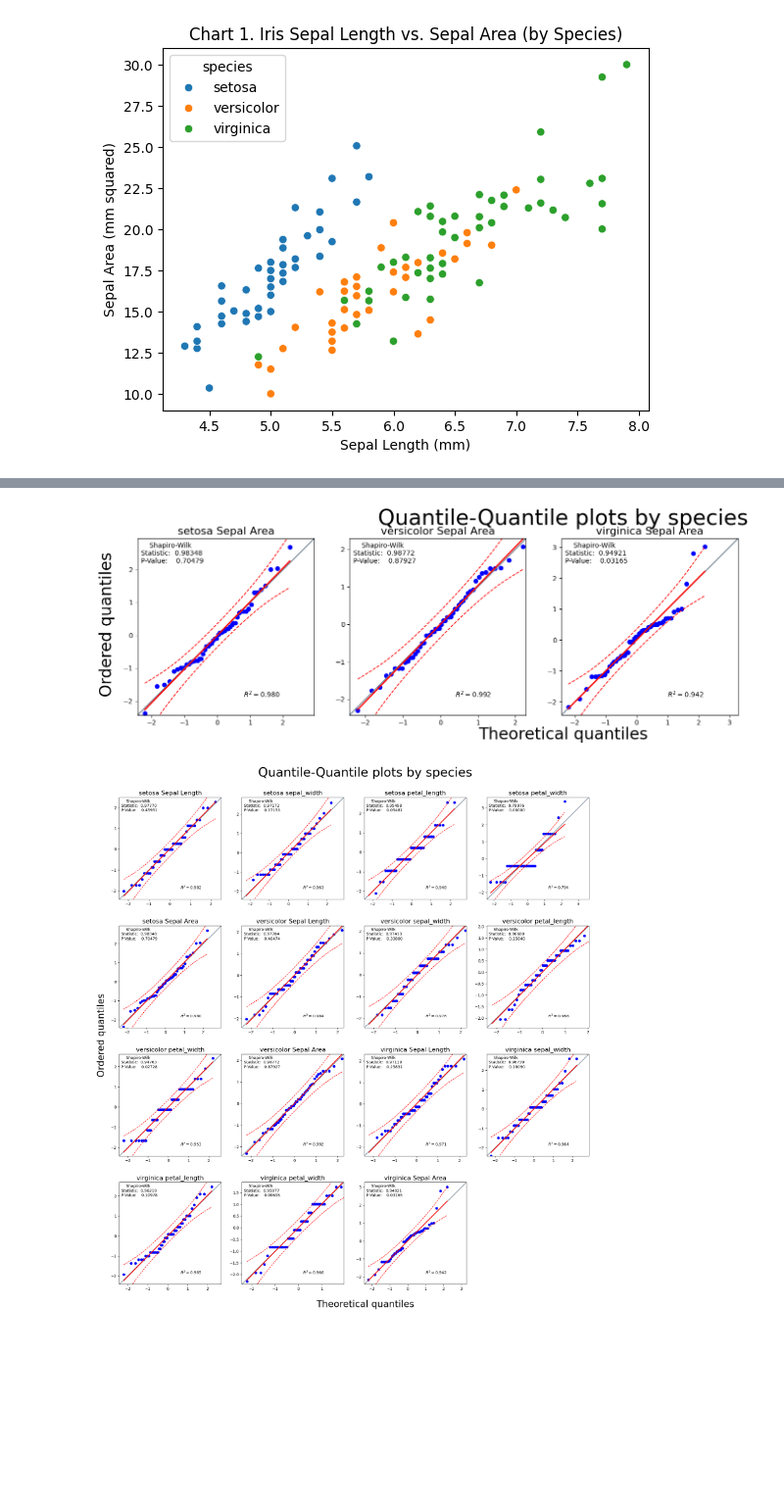
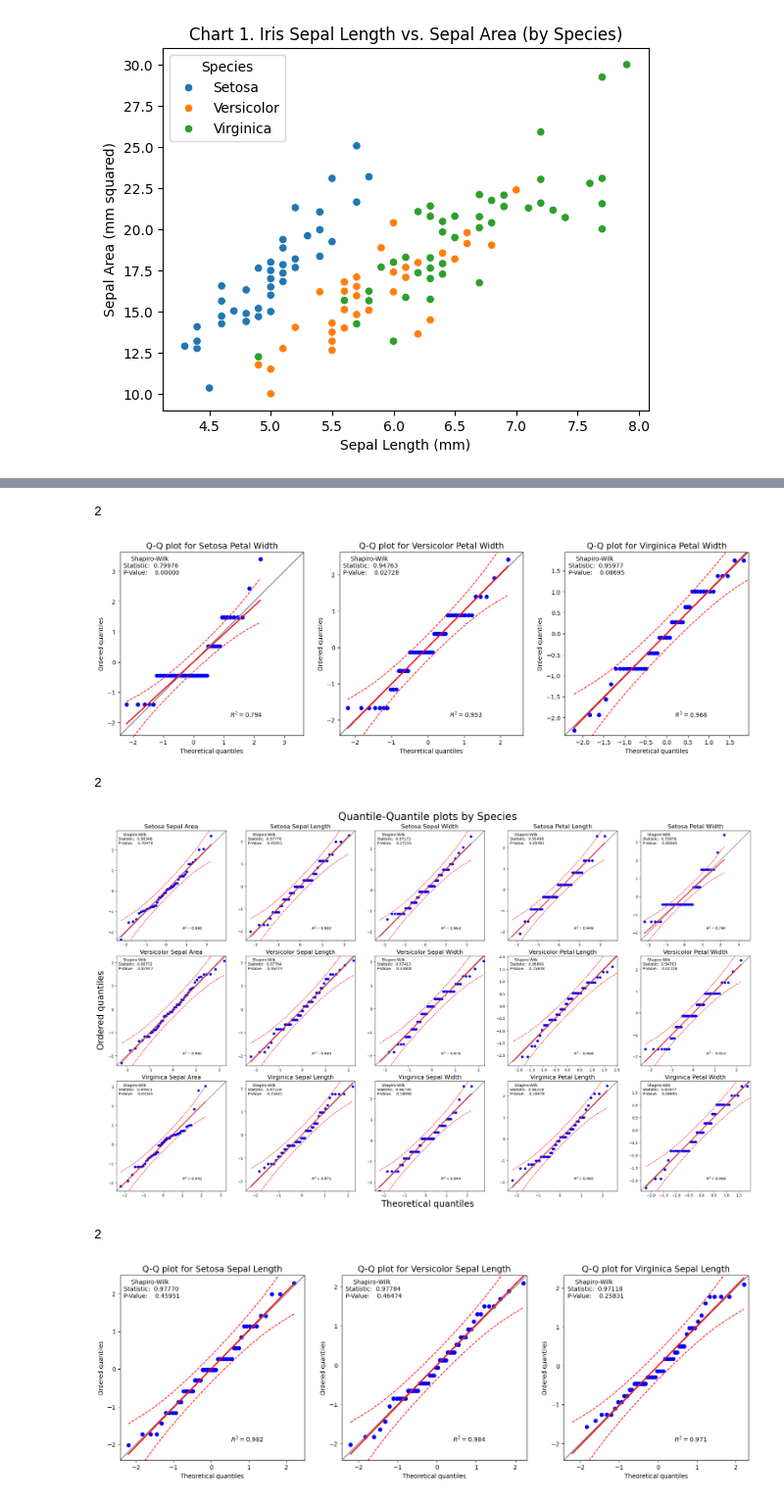
Before and after one commit to JfromNWMS/datafun-04-eda, a Jupyter notebook: jordan_eda.ipynb, the cells around one changed output, grey strips where cells are left out. Shown at 98% size. Cells and saved outputs as stored; diff of their text form; code cells hidden in the pictures; blank space fills up the shorter version.

```diff
--- a/jordan_eda.ipynb
+++ b/jordan_eda.ipynb
@@ -126,10 +166,18 @@ jmod.is_norm(test_df)
 # %%
-reload(jmod)
-jmod.is_norm(data=iris_df.iloc[:,-2:], by='species')
+reload(utils_jordan)
+utils_jordan.is_norm(df_data=iris_df.iloc[:,-2:], by='Species', main_label=False)
 # %% [output]
+2
-[figure, old version]
+[figure, new version]
 # %%
-reload(jmod)
-jmod.is_norm(iris_df, 'species', ncol_fig=4)
+reload(utils_jordan)
+utils_jordan.is_norm(iris_df, 'Species', ncol_fig=5)
 # %% [output]
+2
-[figure, old version]
+[figure, new version]
+# %%
+reload(utils_jordan)
+utils_jordan.is_norm(iris_df[['Species','Sepal Length']], by='Species', main_label=False)
+# %% [output]
+2
+[figure, added]
```
Also changed, not shown: parts of 11 cells of this notebook, 3 other files.
